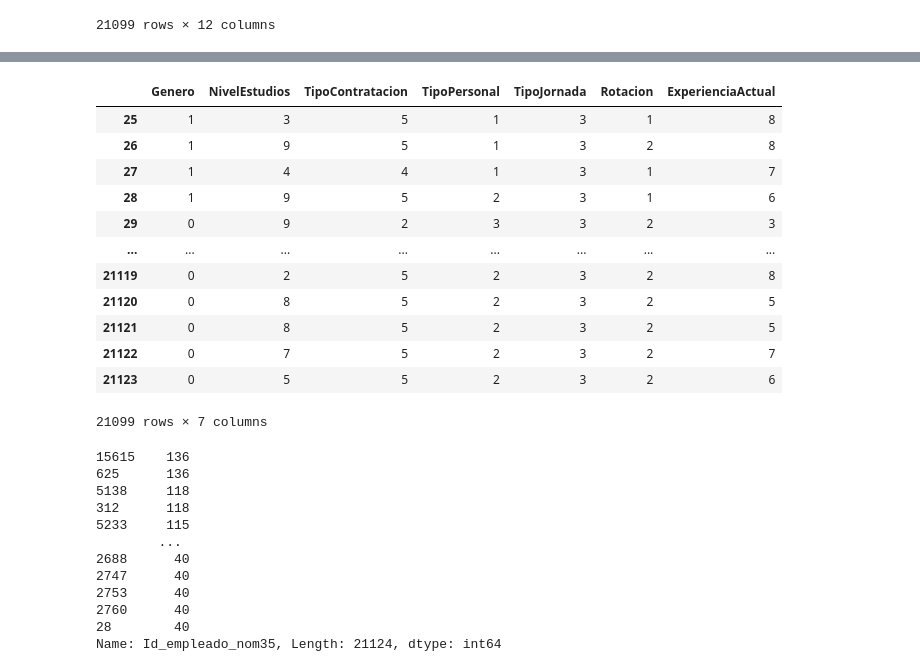
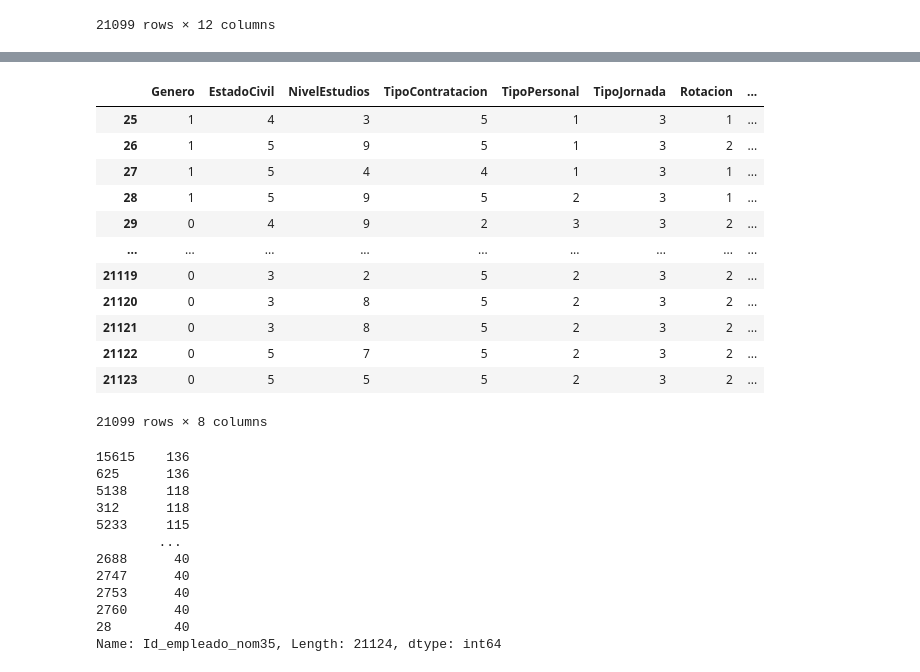
Before and after one commit to HeribertoVR/Proyecto---Tesis, a Jupyter notebook: Tesis.ipynb, the cells around one changed output, grey strips where cells are left out. Cells and saved outputs as stored; diff of their text form; code cells hidden in the pictures.

```diff
--- a/Tesis.ipynb
+++ b/Tesis.ipynb
@@ -526,3 +526,7 @@ df_e
 | 21122 | 21250 | 0 | Soltero | 7 | PRODUCCIONENPROCESO | PRODUCCIONENPROCESO | AYUDANTEGENERALPARAPRODUCCIONENPR... | ... |
 | 21123 | 21251 | 0 | Soltero | 5 | PRODUCCIONENPROCESO | PRODUCCIONENPROCESO | AYUDANTEGENERALPARAPRODUCCIONENPR... | ... |
 21099 rows × 12 columns
+# %%
+estado_ = {'Soltero':5, 'Casado':4, 'UnionLibre':3, 'Divorciado':2, 'Viudo':1}
+df_e['EstadoCivil'] = df_e['EstadoCivil'].map(estado_)
+df_e
@@ -529,21 +547,21 @@ df_e
 # %%
 #Se deja solo los atributos de la tabla que si se pudieron hacer numeros sin problemas
-df_e = df_e.loc[:, ['Genero','NivelEstudios','TipoContratacion','TipoPersonal','TipoJornada','Rotacion','ExperienciaActual']]
+df_e = df_e.loc[:, ['Genero','EstadoCivil','NivelEstudios','TipoContratacion','TipoPersonal','TipoJornada','Rotacion','ExperienciaActual']]
 df_e
 # %% [output]
-|  | Genero | NivelEstudios | TipoContratacion | TipoPersonal | TipoJornada | Rotacion | ExperienciaActual |
-| 25 | 1 | 3 | 5 | 1 | 3 | 1 | 8 |
-| 26 | 1 | 9 | 5 | 1 | 3 | 2 | 8 |
-| 27 | 1 | 4 | 4 | 1 | 3 | 1 | 7 |
-| 28 | 1 | 9 | 5 | 2 | 3 | 1 | 6 |
-| 29 | 0 | 9 | 2 | 3 | 3 | 2 | 3 |
-| ... | ... | ... | ... | ... | ... | ... | ... |
-| 21119 | 0 | 2 | 5 | 2 | 3 | 2 | 8 |
-| 21120 | 0 | 8 | 5 | 2 | 3 | 2 | 5 |
-| 21121 | 0 | 8 | 5 | 2 | 3 | 2 | 5 |
-| 21122 | 0 | 7 | 5 | 2 | 3 | 2 | 7 |
-| 21123 | 0 | 5 | 5 | 2 | 3 | 2 | 6 |
+|  | Genero | EstadoCivil | NivelEstudios | TipoContratacion | TipoPersonal | TipoJornada | Rotacion | ... |
+| 25 | 1 | 4 | 3 | 5 | 1 | 3 | 1 | ... |
+| 26 | 1 | 5 | 9 | 5 | 1 | 3 | 2 | ... |
+| 27 | 1 | 5 | 4 | 4 | 1 | 3 | 1 | ... |
+| 28 | 1 | 5 | 9 | 5 | 2 | 3 | 1 | ... |
+| 29 | 0 | 4 | 9 | 2 | 3 | 3 | 2 | ... |
+| ... | ... | ... | ... | ... | ... | ... | ... | ... |
+| 21119 | 0 | 3 | 2 | 5 | 2 | 3 | 2 | ... |
+| 21120 | 0 | 3 | 8 | 5 | 2 | 3 | 2 | ... |
+| 21121 | 0 | 3 | 8 | 5 | 2 | 3 | 2 | ... |
+| 21122 | 0 | 5 | 7 | 5 | 2 | 3 | 2 | ... |
+| 21123 | 0 | 5 | 5 | 5 | 2 | 3 | 2 | ... |
-21099 rows × 7 columns
+21099 rows × 8 columns
 # %%
 count=0
 
```
Also changed, not shown: parts of 105 cells of this notebook, 30 other files.
